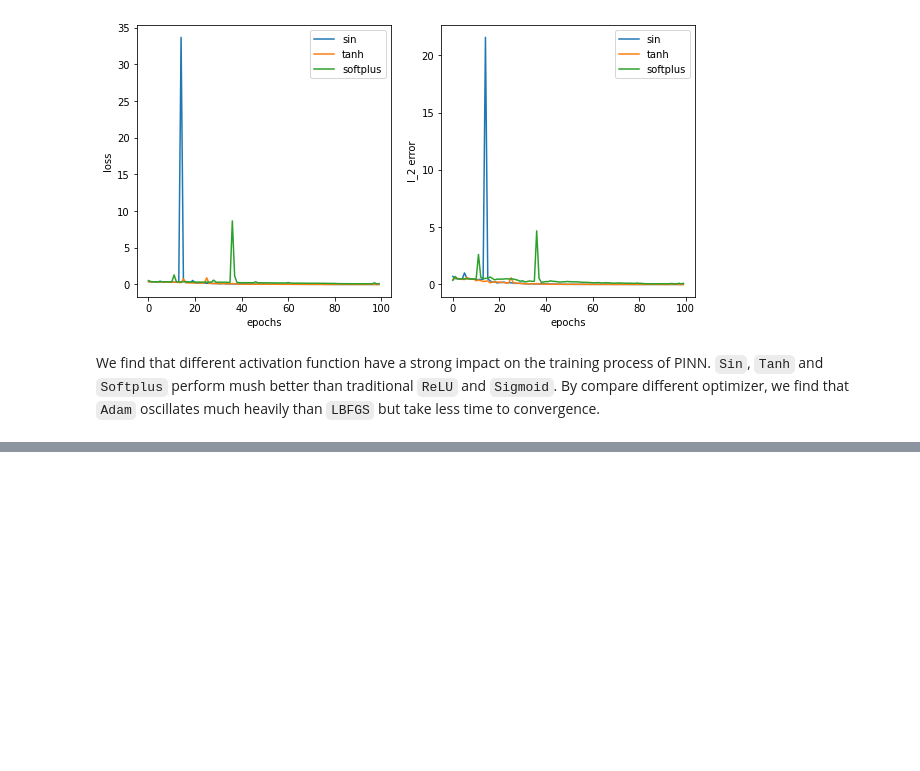
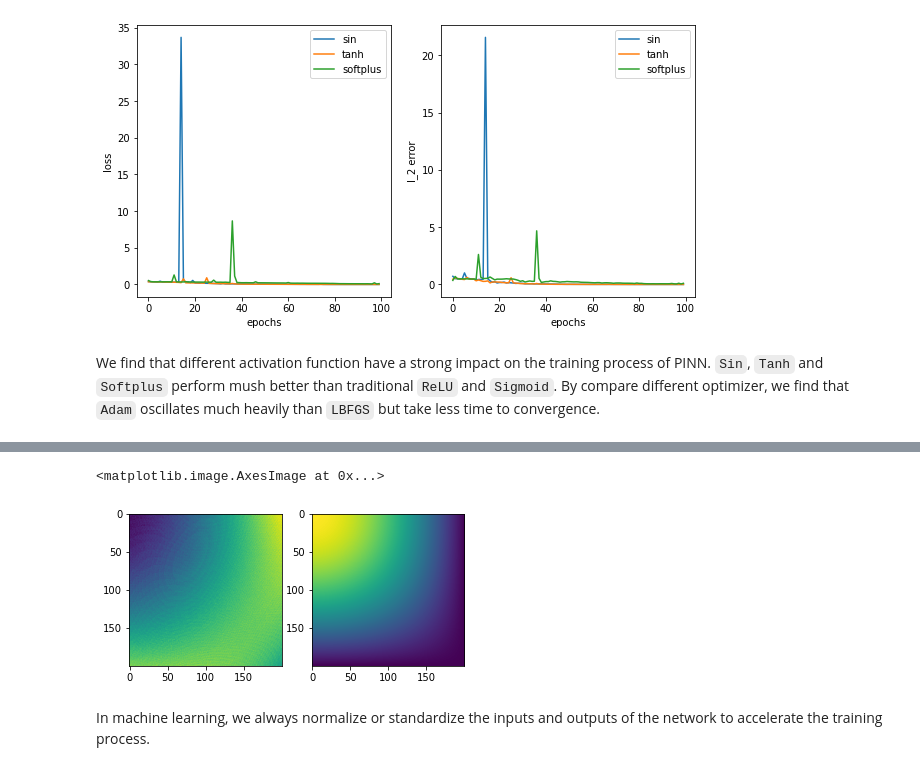
Before and after one commit to zchenCN/WavePINN, a Jupyter notebook: 1dscalar_inference_pinn.ipynb, the cells around one changed output, grey strips where cells are left out. Saved outputs shown, nothing was run; the diff lists cells and outputs as text; code cells hidden in the pictures; blank space fills up the shorter version.

```diff
--- a/1dscalar_inference_pinn.ipynb
+++ b/1dscalar_inference_pinn.ipynb
@@ -300,0 +353,12 @@ By compare different optimizer, we find that `Adam` oscillates much heavily than
+# %%
+u_pred, _ = model.predict(model.x_star, model.t_star)
+u_pred = u_pred.reshape(200, 200)
+plt.subplot(121)
+plt.imshow(u_pred)
+plt.subplot(122)
+plt.imshow(model.u_star.reshape(200, 200))
+# %% [output]
+<matplotlib.image.AxesImage at 0x...>
+[figure, added]
+# %% [markdown]
+In machine learning, we always normalize or standardize the inputs and outputs of the network to accelerate the training process.
```
Also changed, not shown: parts of 14 cells of this notebook, 58 other files.
